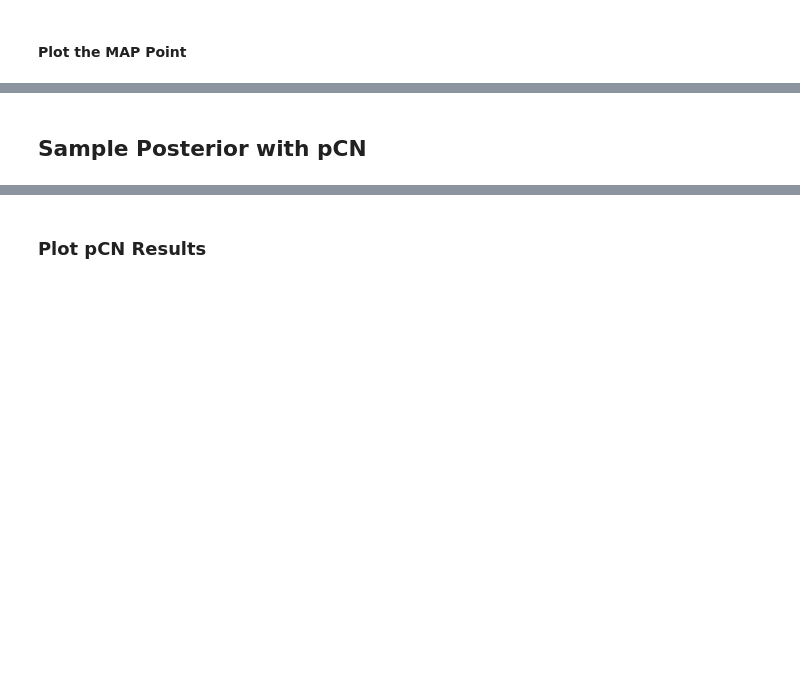
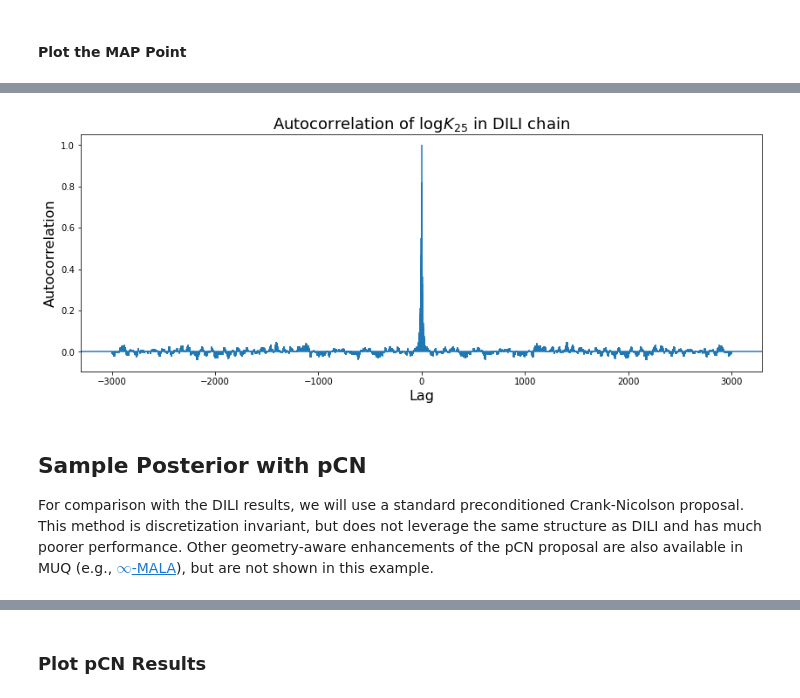
Before and after one commit to NexGenAnalytics/MIT-MUQ, a Jupyter notebook: examples/SamplingAlgorithms/MCMC/EllipticInference/python/EllipticInference.ipynb, the cells around one changed output, grey strips where cells are left out. Cells and saved outputs as stored; diff of their text form; code cells hidden in the pictures; blank space fills up the shorter version.

Commit message:
Substantial improvement of documentation in Elliptic Inference example.

```diff
--- a/examples/SamplingAlgorithms/MCMC/EllipticInference/python/EllipticInference.ipynb
+++ b/examples/SamplingAlgorithms/MCMC/EllipticInference/python/EllipticInference.ipynb
@@ -363,14 +497,17 @@ plt.subplots_adjust(hspace=0.05)
 # %%
 plt.figure(figsize=(14,5))
 
 plotInd = int(0.5*samps.shape[0])
-plt.acorr(samps[plotInd,:]-np.mean(samps[plotInd:]),maxlags=10000)
+plt.acorr(samps[plotInd,:]-np.mean(samps[plotInd,:]),maxlags=3000)
 plt.xlabel('Lag', fontsize=16)
 plt.ylabel('Autocorrelation', fontsize=16)
 plt.title('Autocorrelation of $\log K_{{ {} }}$ in DILI chain'.format(plotInd),fontsize=18)
 plt.show()
+# %% [output]
+[figure, added]
 # %% [markdown]
 ## Sample Posterior with pCN
+For comparison with the DILI results, we will use a standard preconditioned Crank-Nicolson proposal.   This method is discretization invariant, but does not leverage the same structure as DILI and has much poorer performance.   Other geometry-aware enhancements of the pCN proposal are also available in MUQ (e.g., [$\infty$-MALA](https://mituq.bitbucket.io/source/_site/latest/classmuq_1_1SamplingAlgorithms_1_1InfMALAProposal.html)), but are not shown in this example.
 # %%
 def SamplePCN(posterior, startPt, numSamps):
 
```
Also changed, not shown: parts of 30 cells of this notebook, 1 other file.
